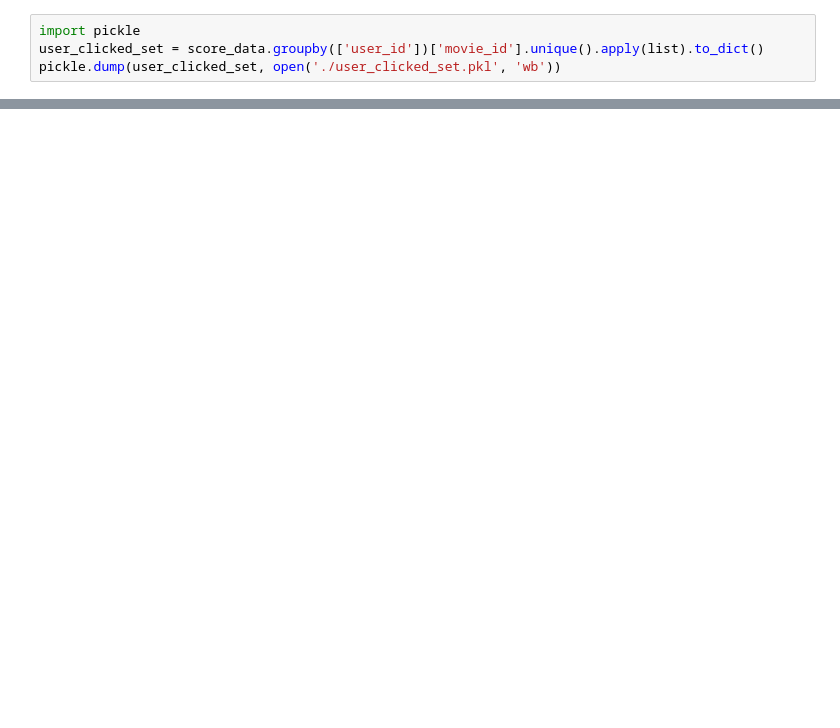
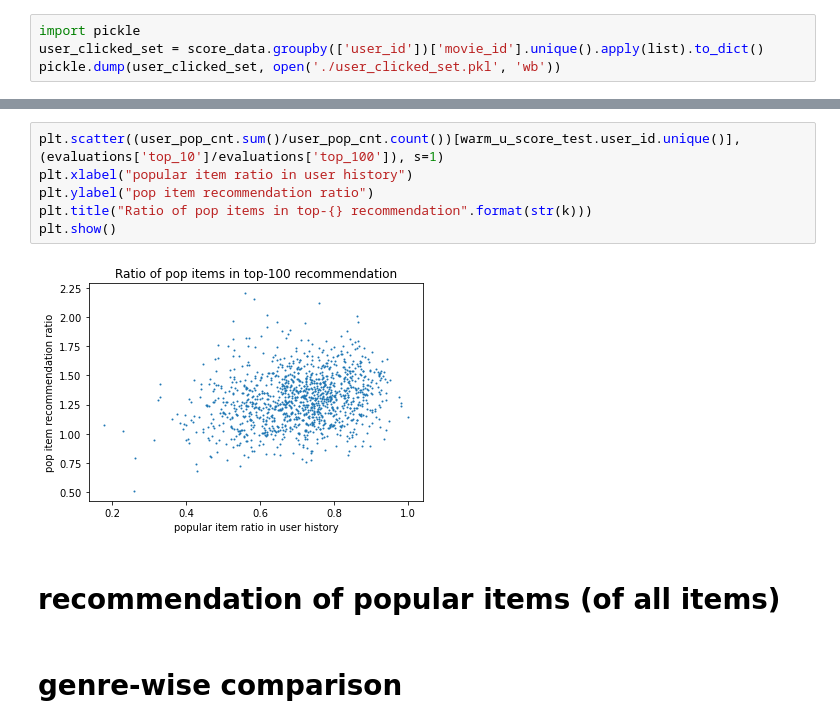
Before and after one commit to MinSeok-Pons-Kim/MELU_pytorch, a Jupyter notebook: movielens/ml-1m/data_analysis.ipynb, the cells around one changed output, grey strips where cells are left out. Drawn from its saved outputs; the diff is of its cells as text; blank space fills up the shorter version.

```diff
--- a/movielens/ml-1m/data_analysis.ipynb
+++ b/movielens/ml-1m/data_analysis.ipynb
@@ -98,0 +300,12 @@ warm_u_score_test
+# %%
+plt.scatter((user_pop_cnt.sum()/user_pop_cnt.count())[warm_u_score_test.user_id.unique()], (evaluations['top_10']/evaluations['top_100']), s=1)
+plt.xlabel("popular item ratio in user history")
+plt.ylabel("pop item recommendation ratio")
+plt.title("Ratio of pop items in top-{} recommendation".format(str(k)))
+plt.show()
+# %% [output]
+[figure, added]
+# %% [markdown]
+# recommendation of popular items (of all items)
+# %% [markdown]
+# genre-wise comparison
```
Also changed, not shown: parts of 24 cells of this notebook, 7 other files.
